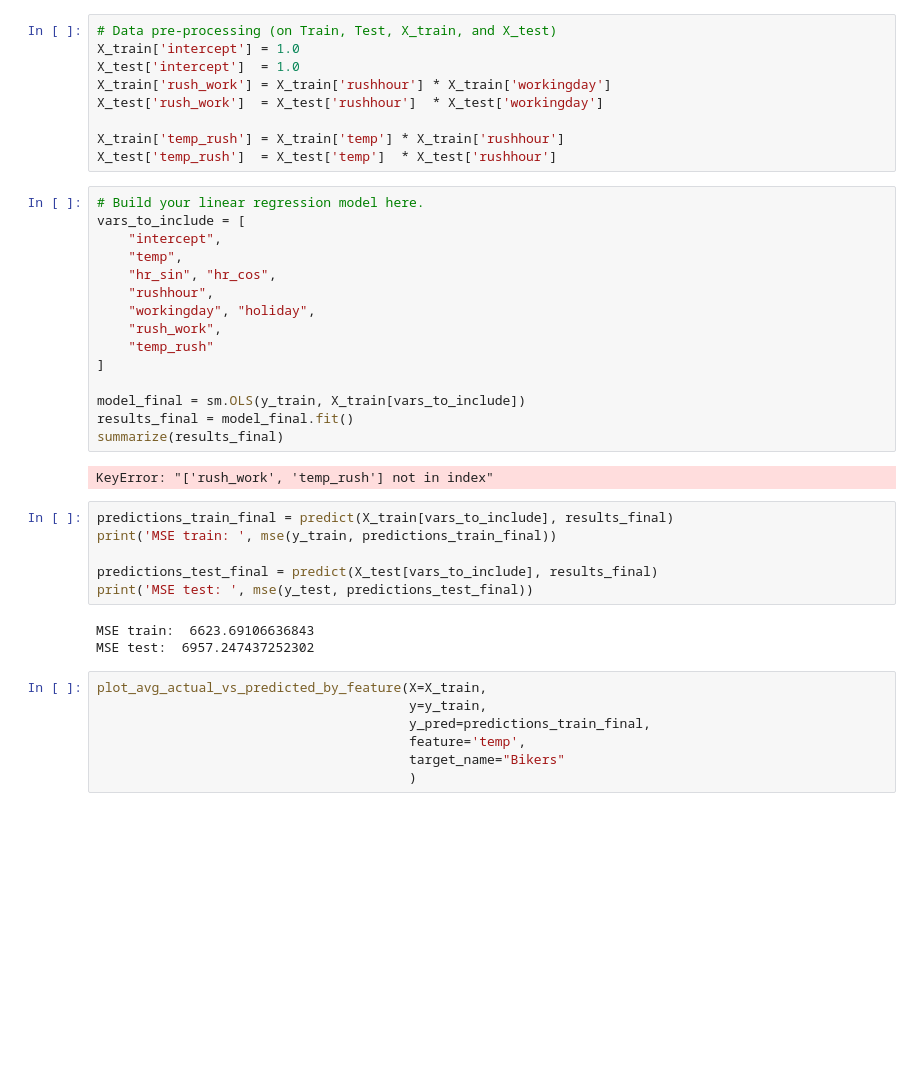
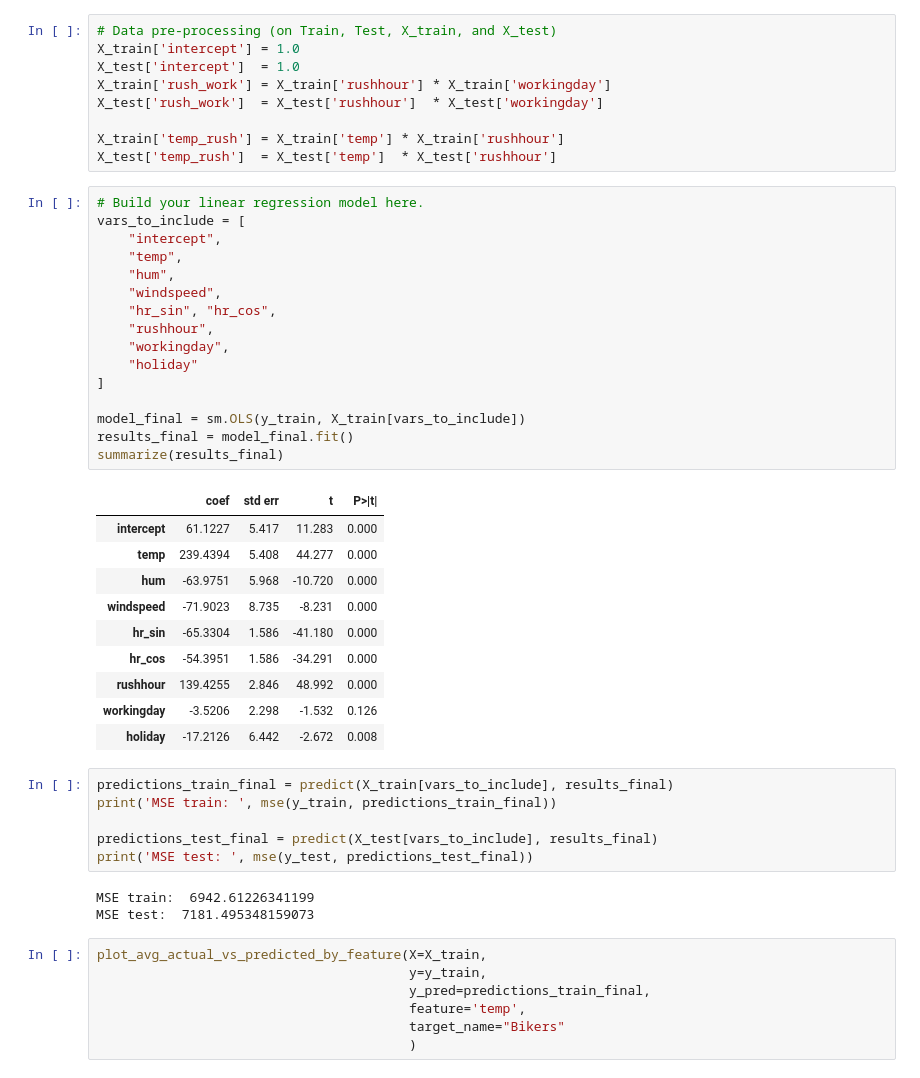
Before and after one commit to frankqgu/code_2600, a Jupyter notebook: mod05_nonlinear.ipynb, the cells around one changed output. Drawn from its saved outputs; the diff is of its cells as text; blank space fills up the shorter version.

```diff
--- a/mod05_nonlinear.ipynb
+++ b/mod05_nonlinear.ipynb
@@ -315,20 +315,30 @@ X_test['temp_rush']  = X_test['temp']  * X_test['rushhour']
 # %%
 # Build your linear regression model here.
 vars_to_include = [
     "intercept",
     "temp",
+    "hum",
+    "windspeed",
     "hr_sin", "hr_cos",
     "rushhour",
-    "workingday", "holiday",
-    "rush_work",
-    "temp_rush"
+    "workingday",
+    "holiday"
 ]
 
 model_final = sm.OLS(y_train, X_train[vars_to_include])
 results_final = model_final.fit()
 summarize(results_final)
 # %% [output]
-KeyError: "['rush_work', 'temp_rush'] not in index"
+|  | coef | std err | t | P>|t| |
+| intercept | 61.1227 | 5.417 | 11.283 | 0.000 |
+| temp | 239.4394 | 5.408 | 44.277 | 0.000 |
+| hum | -63.9751 | 5.968 | -10.720 | 0.000 |
+| windspeed | -71.9023 | 8.735 | -8.231 | 0.000 |
+| hr_sin | -65.3304 | 1.586 | -41.180 | 0.000 |
+| hr_cos | -54.3951 | 1.586 | -34.291 | 0.000 |
+| rushhour | 139.4255 | 2.846 | 48.992 | 0.000 |
+| workingday | -3.5206 | 2.298 | -1.532 | 0.126 |
+| holiday | -17.2126 | 6.442 | -2.672 | 0.008 |
 # %%
 predictions_train_final = predict(X_train[vars_to_include], results_final)
 print('MSE train: ', mse(y_train, predictions_train_final))
@@ -336,8 +346,8 @@ print('MSE train: ', mse(y_train, predictions_train_final))
 predictions_test_final = predict(X_test[vars_to_include], results_final)
 print('MSE test: ', mse(y_test, predictions_test_final))
 # %% [output]
-MSE train:  6623.69106636843
-MSE test:  6957.247437252302
+MSE train:  6942.61226341199
+MSE test:  7181.495348159073
 # %%
 plot_avg_actual_vs_predicted_by_feature(X=X_train,
                                         y=y_train,
```
